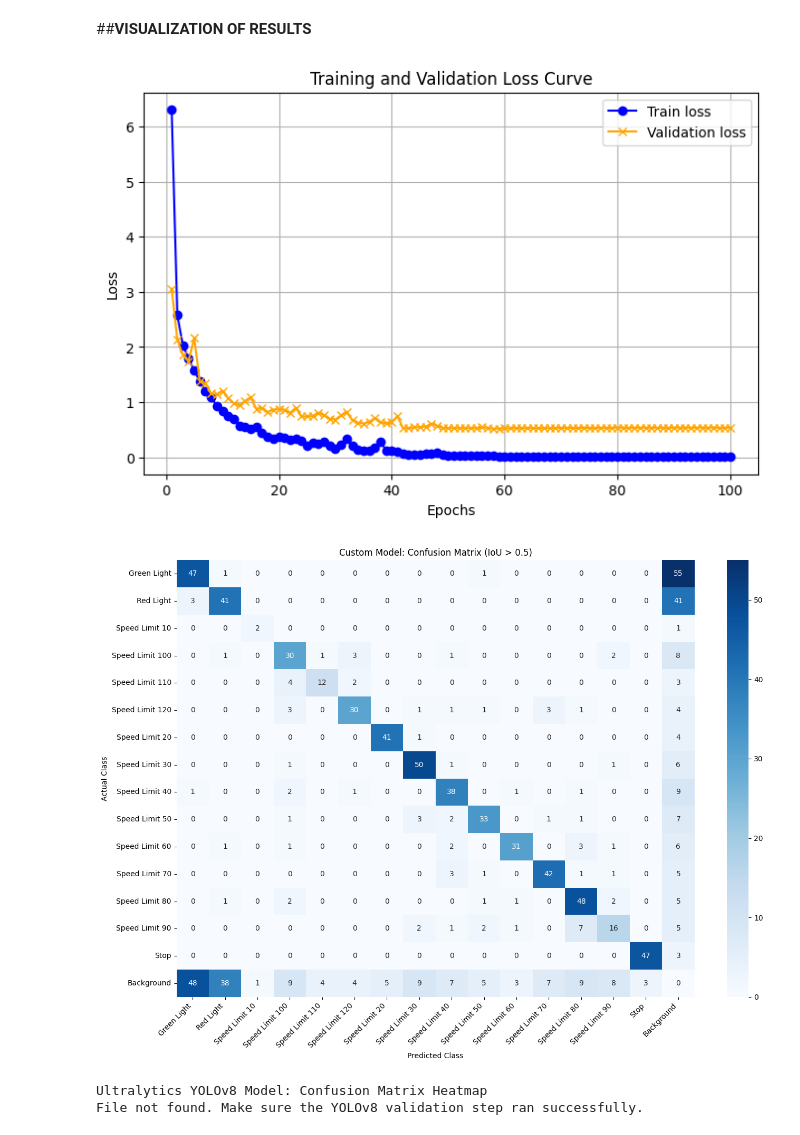
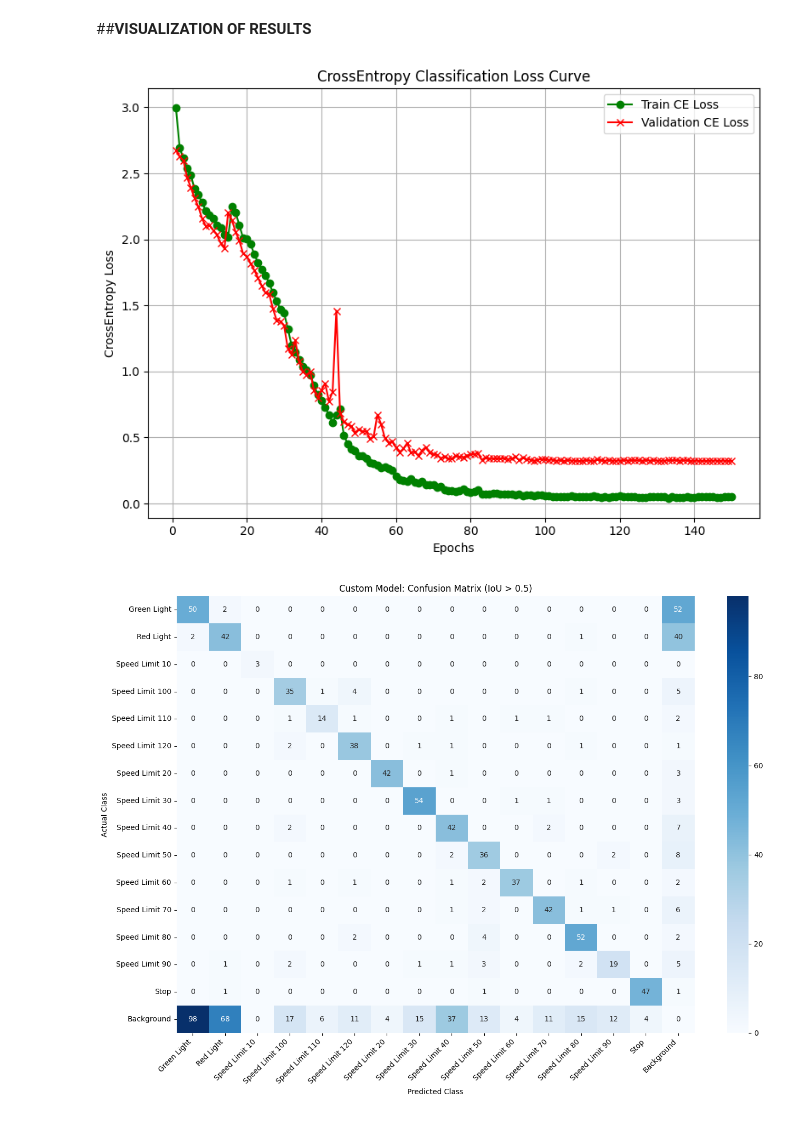
Before and after one commit to CS171-Semester-Project/traffic-sign-detection, a Jupyter notebook: traffic_sign_detection.ipynb, the cells around one changed output. Saved outputs shown, nothing was run; the diff lists cells and outputs as text; code cells hidden in the pictures.

```diff
--- a/traffic_sign_detection.ipynb
+++ b/traffic_sign_detection.ipynb
@@ -370,15 +268,25 @@ class TrafficSignDataset(Dataset):
 # Define execution parameters
 GRID_SIZE = 7
 BBOXES = 2
-CLASSES = 15
-BATCH_SIZE = 8
+CLASSES = len(class_names)
+BATCH_SIZE = 32
 NUM_WORKERS = 2
 
-# Define transformations
-transform_pipeline = transforms.Compose([
-    transforms.Resize((416, 416)),
-    transforms.ToTensor(),
-])
+# Define Albumentations transformations
+train_transform_pipeline = A.Compose([
+    A.Resize(height=416, width=416),
+    A.ShiftScaleRotate(shift_limit=0.2, scale_limit=0.2, rotate_limit=0, p=0.5),
+    A.ColorJitter(brightness=0.2, contrast=0.2, saturation=0.2, hue=0.1, p=0.5),
+    A.GaussianBlur(blur_limit=(5, 9), sigma_limit=(0.1, 5.), p=0.5),
+    A.Normalize(mean=[0.0, 0.0, 0.0], std=[1.0, 1.0, 1.0], max_pixel_value=255.0),
+    ToTensorV2(),
+], bbox_params=A.BboxParams(format='yolo', label_fields=['class_labels']))
+
+val_transform_pipeline = A.Compose([
+    A.Resize(height=416, width=416),
+    A.Normalize(mean=[0.0, 0.0, 0.0], std=[1.0, 1.0, 1.0], max_pixel_value=255.0),
+    ToTensorV2(),
+], bbox_params=A.BboxParams(format='yolo', label_fields=['class_labels']))
 
 # Define directory paths
 train_img_dir = 'cardetection_dataset/car/train/images'
@@ -393,21 +301,21 @@ train_dataset = TrafficSignDataset(
     img_dir=train_img_dir,
     label_dir=train_label_dir,
     S=GRID_SIZE, B=BBOXES, C=CLASSES,
-    transform=transform_pipeline
+    transform=train_transform_pipeline
 )
 
 val_dataset = TrafficSignDataset(
     img_dir=val_img_dir,
     label_dir=val_label_dir,
     S=GRID_SIZE, B=BBOXES, C=CLASSES,
-    transform=transform_pipeline
+    transform=val_transform_pipeline
 )
 
 test_dataset = TrafficSignDataset(
     img_dir=test_img_dir,
     label_dir=test_label_dir,
     S=GRID_SIZE, B=BBOXES, C=CLASSES,
-    transform=transform_pipeline
+    transform=val_transform_pipeline
 )
 
 # Initialize DataLoaders
@@ -1076,29 +869,33 @@ display(experiments_df)
 # %%
 from sklearn.metrics import confusion_matrix
 # %%
-plt.figure(figsize=(8, 5))
-plt.plot(epoch_count, loss_values, label="Train loss", color="blue", marker="o")
-plt.plot(epoch_count, val_loss_values, label="Validation loss", color="orange", marker="x")
-plt.title("Training and Validation Loss Curve")
-plt.ylabel("Loss")
+plt.figure(figsize=(8, 6))
+
+# Plot pure crossentropy classification loss
+plt.plot(epoch_count, class_loss_values, label="Train CE Loss", color="green", marker="o")
+plt.plot(epoch_count, val_class_loss_values, label="Validation CE Loss", color="red", marker="x")
+plt.title("CrossEntropy Classification Loss Curve")
+plt.ylabel("CrossEntropy Loss")
 plt.xlabel("Epochs")
 plt.grid(True)
 plt.legend()
+
+plt.tight_layout()
 plt.show()
 # %% [output]
-[figure, old version]
+[figure, new version]
 # %%
 from sklearn.metrics import confusion_matrix
 import seaborn as sns
 from torchvision.ops import box_iou
 import numpy as np
 # %%
-# Get predictions from the test set for the CUSTOM MODEL
+# Get predictions from the test set
 preds, targets = get_predictions(model, test_loader, device)
 
 y_true = []
 y_pred = []
-background_class = 15  # Use class ID 15 for Background
+background_class = 15
 
 # Match predictions to ground truth targets to build the confusion matrix lists
 for i in range(len(targets)):
@@ -1121,7 +918,7 @@ for i in range(len(targets)):
         continue
 
     # Compute IoU between target and predicted boxes
-    ious = box_iou(t_boxes, p_boxes)  # Shape: (N_t, N_p)
+    ious = box_iou(t_boxes, p_boxes)
 
     matched_preds = set()
     for t_idx, t_label in enumerate(t_labels):
@@ -1146,7 +943,7 @@ for i in range(len(targets)):
 ext_class_names = class_names + ["Background"]
 
 # Calculate confusion matrix
-cm = confusion_matrix(y_true, y_pred, labels=range(num_classes + 1))
+cm = confusion_matrix(y_true, y_pred, labels=range(CLASSES + 1))
 
 # Plot the heatmap
 plt.figure(figsize=(14, 10))
@@ -1158,28 +955,7 @@ plt.xticks(rotation=45, ha='right')
 plt.tight_layout()
 plt.show()
 # %% [output]
-[figure, old version]
+[figure, new version]
-# %%
-import os
-from IPython.display import Image, display
-
-# Paths match the project/name parameters used in the validation cell
-val_dir = 'yolov8_traffic_signs/val_run'
-
-# YOLOv8 generates both normalized and absolute confusion matrices
-confusion_matrix_path = f'{val_dir}/confusion_matrix_normalized.png'
-fallback_cm_path = f'{val_dir}/confusion_matrix.png'
-
-print("Ultralytics YOLOv8 Model: Confusion Matrix Heatmap")
-if os.path.exists(confusion_matrix_path):
-    display(Image(filename=confusion_matrix_path, width=900))
-elif os.path.exists(fallback_cm_path):
-    display(Image(filename=fallback_cm_path, width=900))
-else:
-    print(f"File not found. Make sure the YOLOv8 validation step ran successfully.")
-# %% [output]
-Ultralytics YOLOv8 Model: Confusion Matrix Heatmap
-File not found. Make sure the YOLOv8 validation step ran successfully.
 # %%
 def plot_predicted_image(img_path, model, device, transform, conf_threshold=0.2, S=GRID_SIZE, B=BBOXES, C=CLASSES):
     img = Image.open(img_path).convert("RGB")
```
Also changed, not shown: parts of 46 cells of this notebook.
